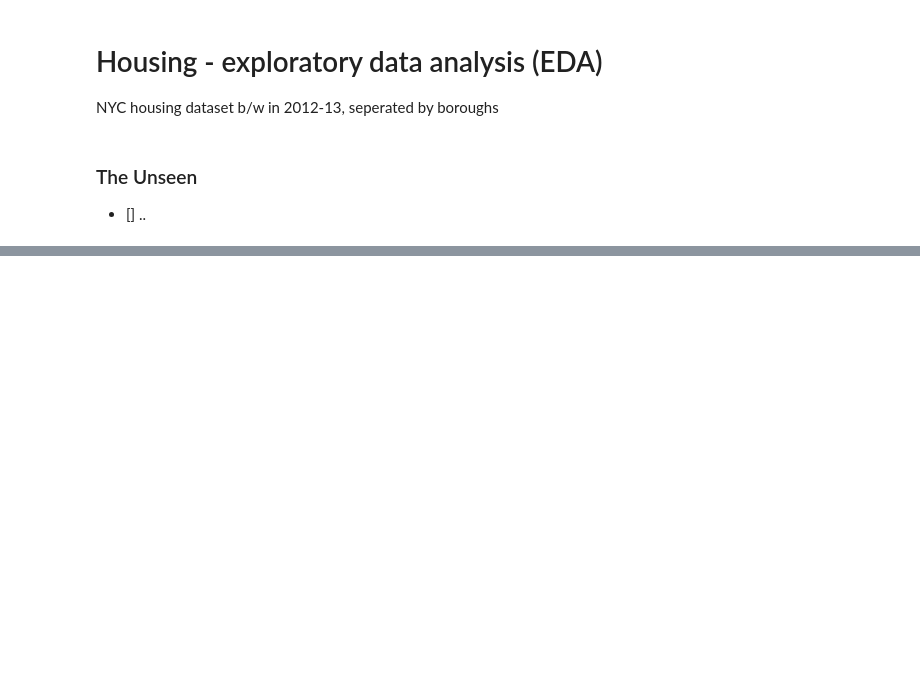
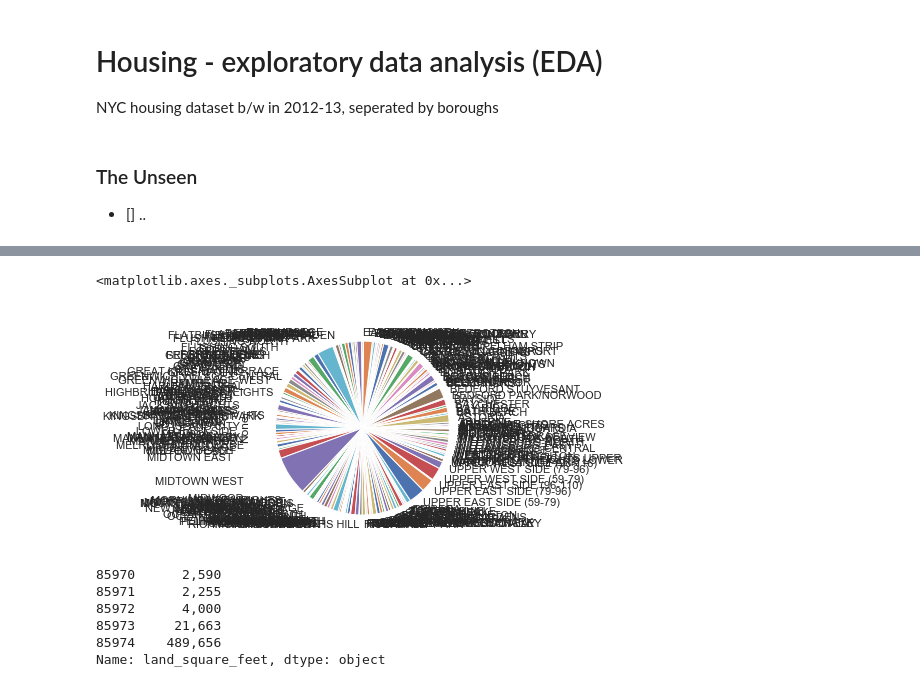
Before and after one commit to tansudasli/analytics-sandbox, a Jupyter notebook: housing_of_nyc_EDA.ipynb, the cells around one changed output, grey strips where cells are left out. Cells and saved outputs as stored; diff of their text form; code cells hidden in the pictures; blank space fills up the shorter version.

```diff
--- a/housing_of_nyc_EDA.ipynb
+++ b/housing_of_nyc_EDA.ipynb
@@ -54,0 +69,17 @@ raw_data.head()
+# %%
+raw_data.groupby(raw_data.neighborhood).size().plot(kind='pie')
+# %% [output]
+<matplotlib.axes._subplots.AxesSubplot at 0x...>
+[figure, added]
+# %%
+raw_data.land_square_feet.tail()
+
+for col in ('land_square_feet', 'transaction_count'):
+    data[col] = data[col].str.replace(r',', '').astype(int)
+# %% [output]
+85970      2,590
+85971      2,255
+85972      4,000
+85973     21,663
+85974    489,656
+Name: land_square_feet, dtype: object
```
Also changed, not shown: parts of 7 cells of this notebook.
